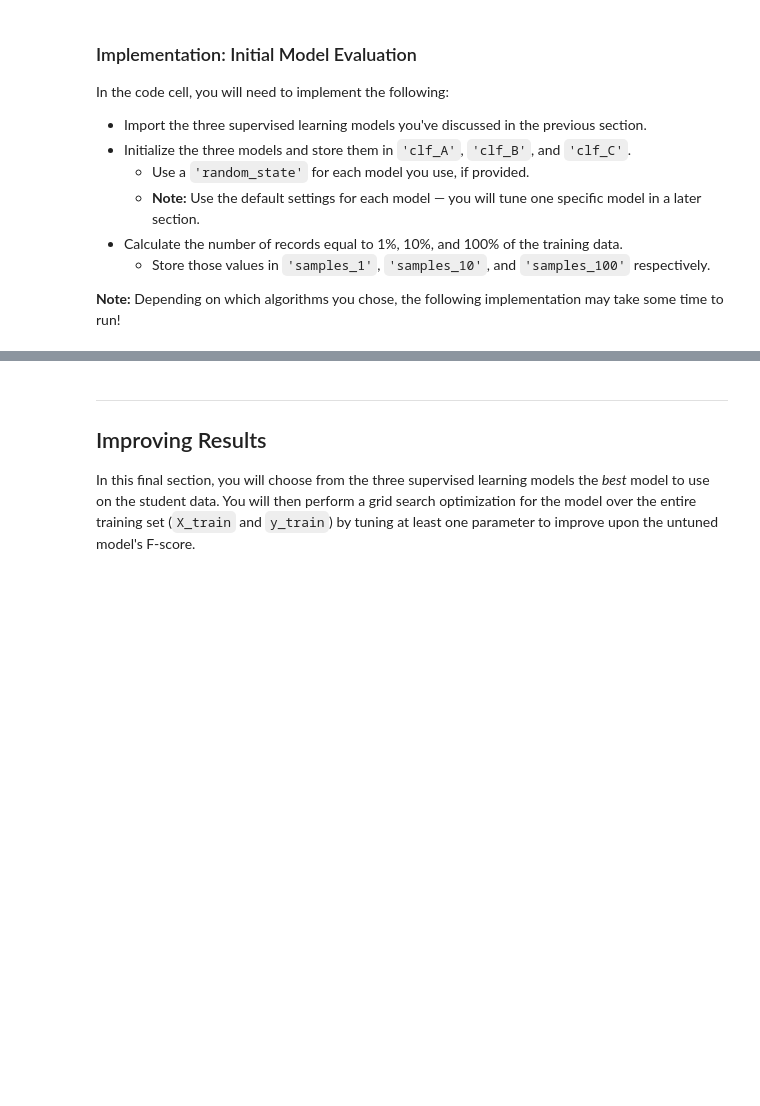
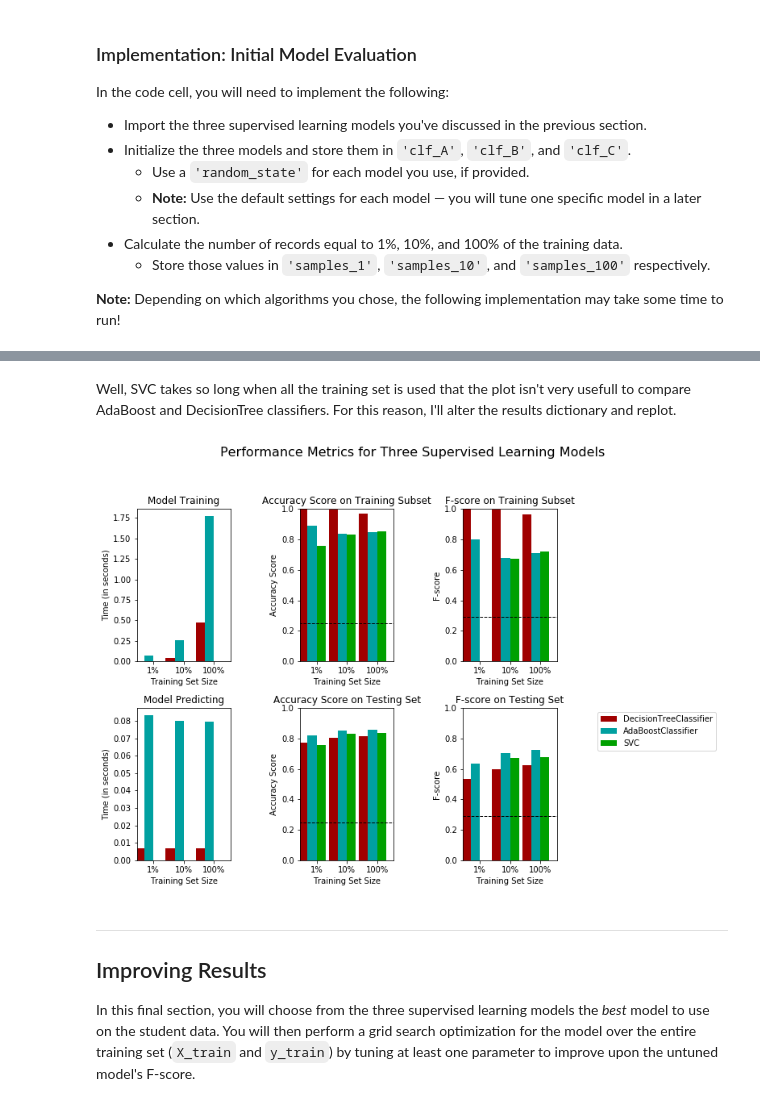
Before and after one commit to fabio-reale/machine-learning, a Jupyter notebook: projects/finding_donors/finding_donors.ipynb, the cells around one changed output, grey strips where cells are left out. Drawn from its saved outputs; the diff is of its cells as text; code cells hidden in the pictures; blank space fills up the shorter version.

```diff
--- a/projects/finding_donors/finding_donors.ipynb
+++ b/projects/finding_donors/finding_donors.ipynb
@@ -400,8 +398,3 @@ AdaBoostClassifier trained on 36177 samples.
-# %%
-for k, learner in enumerate(results.keys()):
-        for j, metric in enumerate(['train_time', 'acc_train', 'f_train', 'pred_time', 'acc_test', 'f_test']):
-            for i in np.arange(3):
-                print("{} {} {} {}".format(learner,i,metric, results[learner][i][metric]))
 # %%
 # Run metrics visualization for the three supervised learning models chosen
 vs.evaluate(results, accuracy, fscore)
@@ -410,3 +403,16 @@ vs.evaluate(results, accuracy, fscore)
+# %% [markdown]
+Well, SVC takes so long when all the training set is used that the plot isn't very usefull to compare AdaBoost and DecisionTree classifiers. For this reason, I'll alter the results dictionary and replot.
+# %%
+# Seting all SVC time values to 0.0. It is already clear it takes a very long time to train and predict using SVC
+# TODO: alter visuals.py so that numeric key is a string key like the others
+for j, metric in enumerate(["train_time", "pred_time"]):
+        for i in np.arange(3):
+            results["SVC"][i][metric] = 0.0
+
+# Rerun metrics visualization for the three supervised learning models chosen
+vs.evaluate(results, accuracy, fscore)
+# %% [output]
+[figure, added]
 # %% [markdown]
 ----
 ## Improving Results
```
Also changed, not shown: parts of 2 cells of this notebook, 1 other file.
